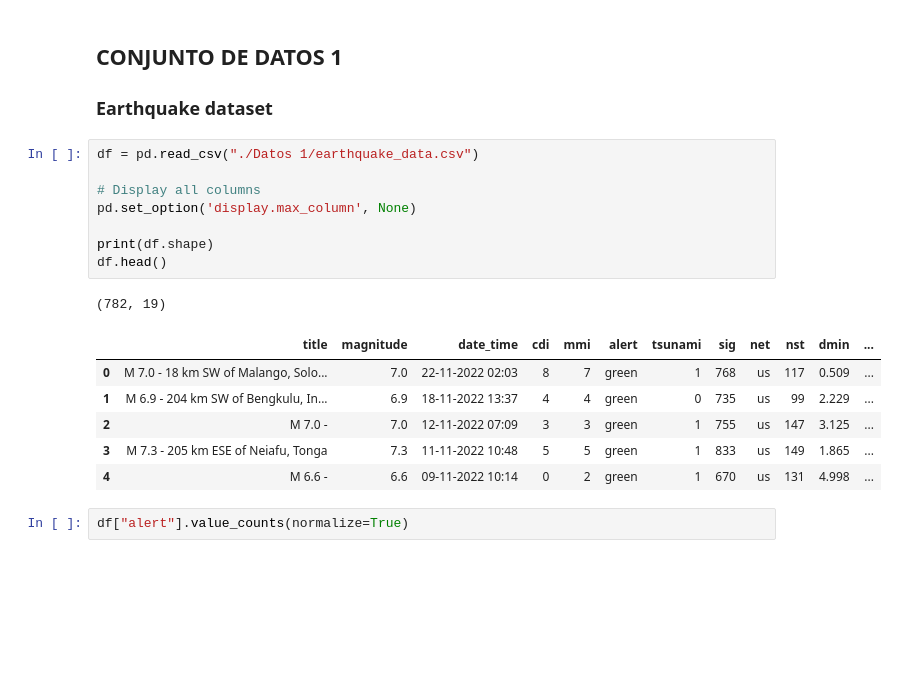
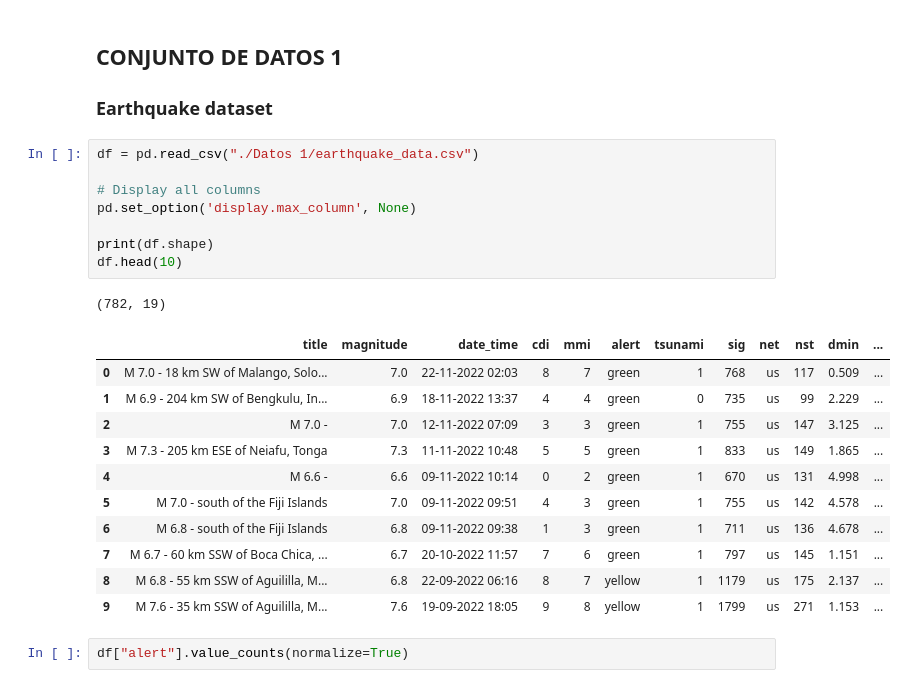
Before and after one commit to Erwin-d3v/Proyecto-2, a Jupyter notebook: Earthquakes.ipynb, the cells around one changed output. Cells and saved outputs as stored; diff of their text form; blank space fills up the shorter version.

```diff
--- a/Earthquakes.ipynb
+++ b/Earthquakes.ipynb
@@ -14,19 +14,24 @@ pd.options.display.max_seq_items = 2000
 # %%
 df = pd.read_csv("./Datos 1/earthquake_data.csv")
 
 # Display all columns
 pd.set_option('display.max_column', None)
 
 print(df.shape)
-df.head()
+df.head(10)
 # %% [output]
 (782, 19)
 |  | title | magnitude | date_time | cdi | mmi | alert | tsunami | sig | net | nst | dmin | ... |
 | 0 | M 7.0 - 18 km SW of Malango, Solo... | 7.0 | 22-11-2022 02:03 | 8 | 7 | green | 1 | 768 | us | 117 | 0.509 | ... |
 | 1 | M 6.9 - 204 km SW of Bengkulu, In... | 6.9 | 18-11-2022 13:37 | 4 | 4 | green | 0 | 735 | us | 99 | 2.229 | ... |
 | 2 | M 7.0 - | 7.0 | 12-11-2022 07:09 | 3 | 3 | green | 1 | 755 | us | 147 | 3.125 | ... |
 | 3 | M 7.3 - 205 km ESE of Neiafu, Tonga | 7.3 | 11-11-2022 10:48 | 5 | 5 | green | 1 | 833 | us | 149 | 1.865 | ... |
 | 4 | M 6.6 - | 6.6 | 09-11-2022 10:14 | 0 | 2 | green | 1 | 670 | us | 131 | 4.998 | ... |
+| 5 | M 7.0 - south of the Fiji Islands | 7.0 | 09-11-2022 09:51 | 4 | 3 | green | 1 | 755 | us | 142 | 4.578 | ... |
+| 6 | M 6.8 - south of the Fiji Islands | 6.8 | 09-11-2022 09:38 | 1 | 3 | green | 1 | 711 | us | 136 | 4.678 | ... |
+| 7 | M 6.7 - 60 km SSW of Boca Chica, ... | 6.7 | 20-10-2022 11:57 | 7 | 6 | green | 1 | 797 | us | 145 | 1.151 | ... |
+| 8 | M 6.8 - 55 km SSW of Aguililla, M... | 6.8 | 22-09-2022 06:16 | 8 | 7 | yellow | 1 | 1179 | us | 175 | 2.137 | ... |
+| 9 | M 7.6 - 35 km SSW of Aguililla, M... | 7.6 | 19-09-2022 18:05 | 9 | 8 | yellow | 1 | 1799 | us | 271 | 1.153 | ... |
 # %%
 df["alert"].value_counts(normalize=True)
 # %% [output]
```
Also changed, not shown: parts of 2 cells of this notebook, 2 other files.
